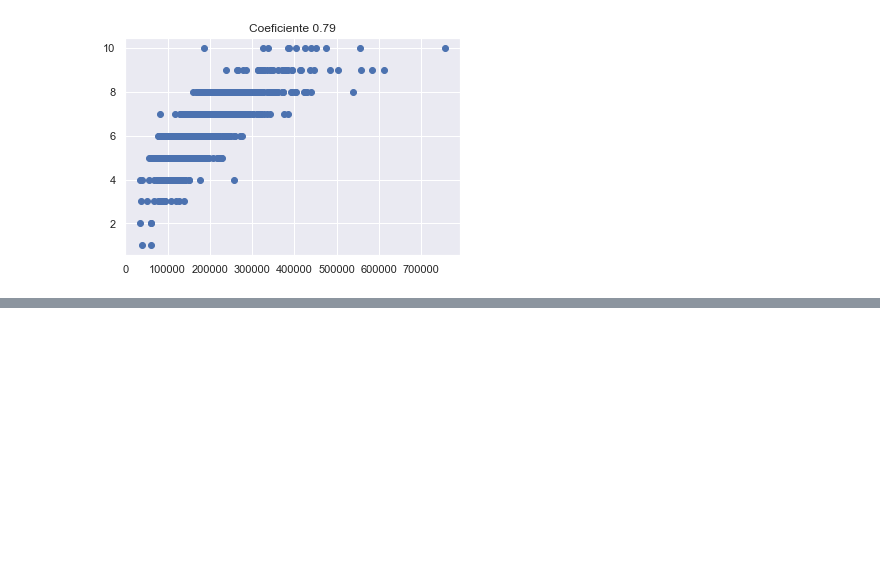
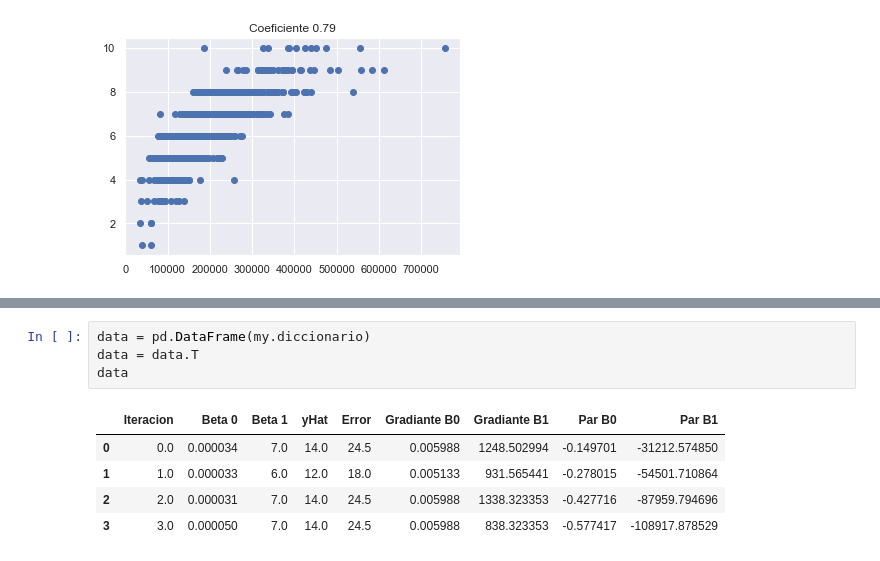
Before and after one commit to Marcot98/MaestriaDataScience, a Jupyter notebook: Ciencia de Datos en Python/Proyecto Final/Proyecto Final - Marco Escobar.ipynb, the cells around one changed output, grey strips where cells are left out. Saved outputs shown, nothing was run; the diff lists cells and outputs as text; blank space fills up the shorter version.

```diff
--- a/Ciencia de Datos en Python/Proyecto Final/Proyecto Final - Marco Escobar.ipynb
+++ b/Ciencia de Datos en Python/Proyecto Final/Proyecto Final - Marco Escobar.ipynb
@@ -262,0 +325,10 @@ for clave in dic:
+# %%
+data = pd.DataFrame(my.diccionario)
+data = data.T
+data
+# %% [output]
+|  | Iteracion | Beta 0 | Beta 1 | yHat | Error | Gradiante B0 | Gradiante B1 | Par B0 | Par B1 |
+| 0 | 0.0 | 0.000034 | 7.0 | 14.0 | 24.5 | 0.005988 | 1248.502994 | -0.149701 | -31212.574850 |
+| 1 | 1.0 | 0.000033 | 6.0 | 12.0 | 18.0 | 0.005133 | 931.565441 | -0.278015 | -54501.710864 |
+| 2 | 2.0 | 0.000031 | 7.0 | 14.0 | 24.5 | 0.005988 | 1338.323353 | -0.427716 | -87959.794696 |
+| 3 | 3.0 | 0.000050 | 7.0 | 14.0 | 24.5 | 0.005988 | 838.323353 | -0.577417 | -108917.878529 |
```
Also changed, not shown: parts of 12 cells of this notebook, 1 other file.
